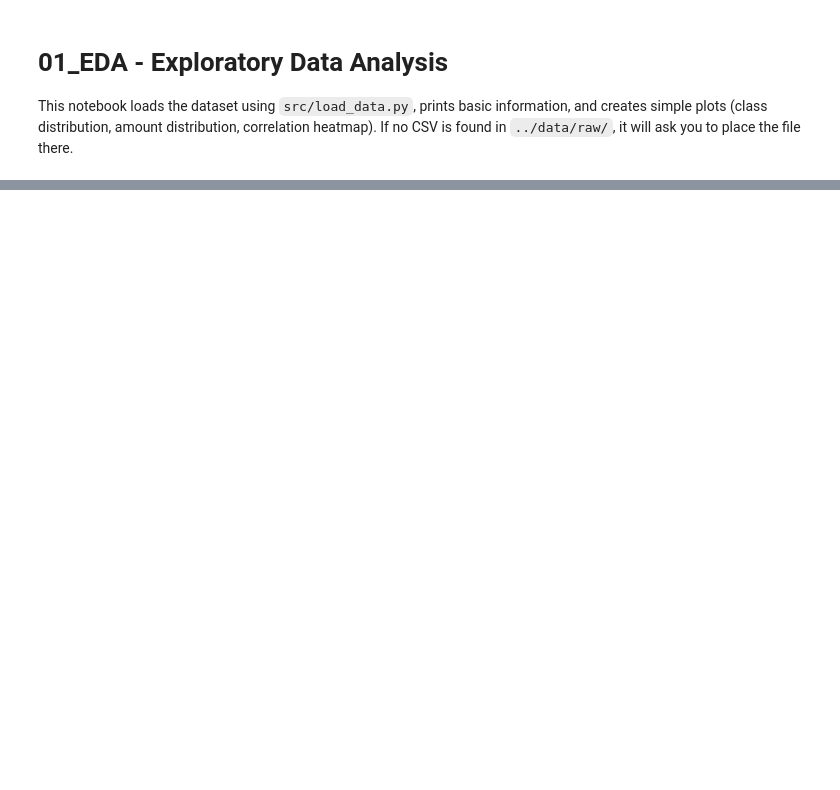
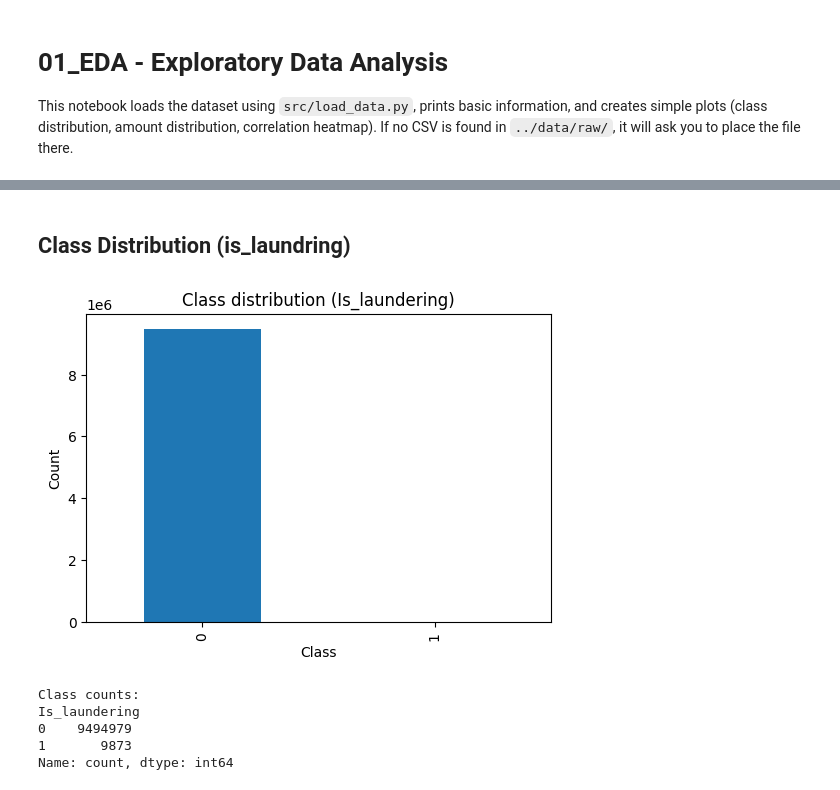
Before and after one commit to Mazen-Elsayed/Anti-Money-Laundering-AML-Detection-System, a Jupyter notebook: notebooks/01_EDA.ipynb, the cells around one changed output, grey strips where cells are left out. Saved outputs shown, nothing was run; the diff lists cells and outputs as text; code cells hidden in the pictures; blank space fills up the shorter version.

Commit message:
Dataset changed

```diff
--- a/notebooks/01_EDA.ipynb
+++ b/notebooks/01_EDA.ipynb
@@ -99,0 +80,21 @@ Describe:
+# %% [markdown]
+## Class Distribution (is_laundring)
+# %%
+if 'Is_laundering' in df.columns:
+    counts = df['Is_laundering'].value_counts(dropna=False)
+    plt.figure(figsize=(6,4))
+    counts.plot(kind='bar')
+    plt.title('Class distribution (Is_laundering)')
+    plt.xlabel('Class')
+    plt.ylabel('Count')
+    plt.show()
+    print(f'\nClass counts:\n{counts}')
+else:
+    print('Column "Is_laundering" not found in dataset.')
+# %% [output]
+[figure, added]
+Class counts:
+Is_laundering
+0    9494979
+1       9873
+Name: count, dtype: int64
```
Also changed, not shown: parts of 5 cells of this notebook, 2 other files.
